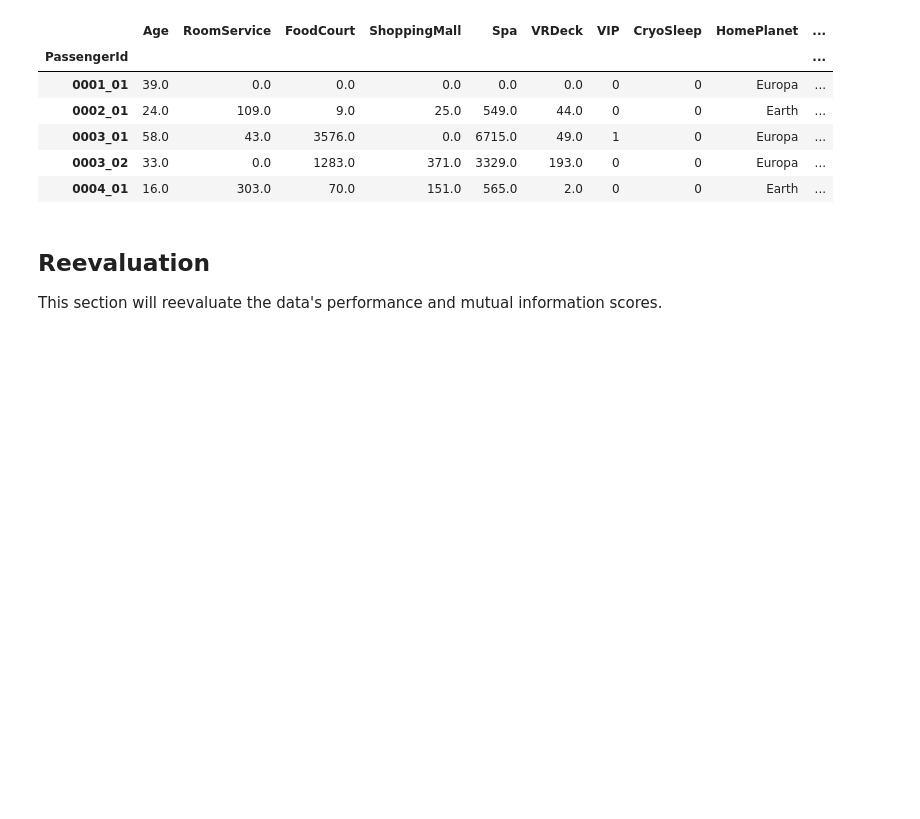
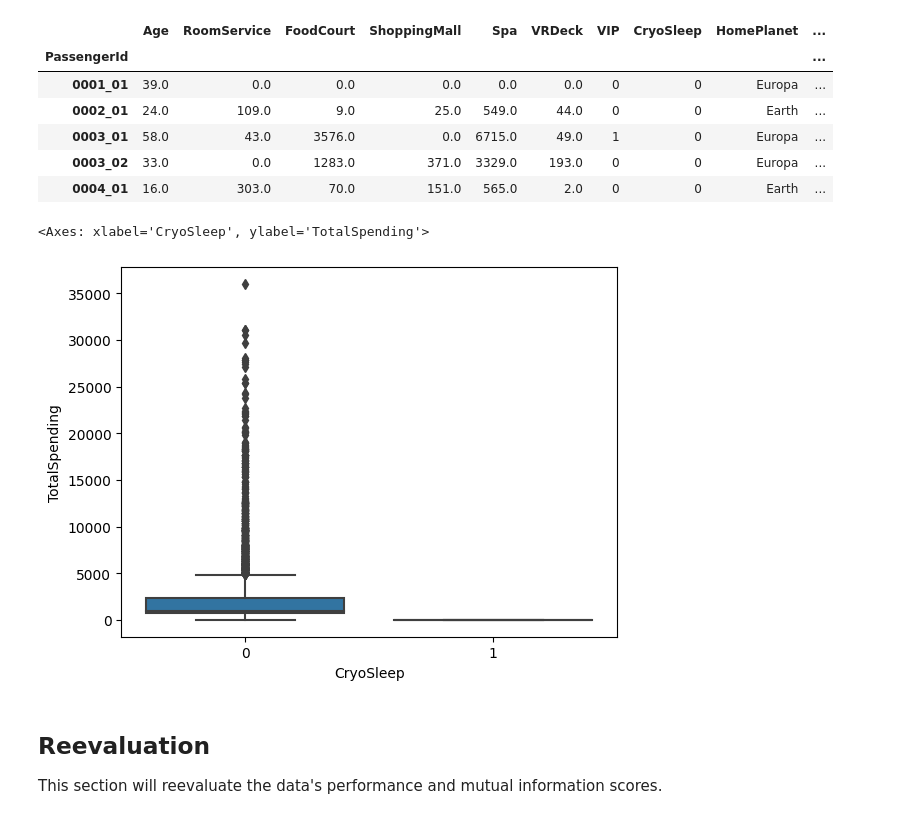
Before and after one commit to Kunritty/Spaceship-Titanic-Competition, a Jupyter notebook: spaceship-titanic-competition.ipynb, the cells around one changed output. Saved outputs shown, nothing was run; the diff lists cells and outputs as text; code cells hidden in the pictures; blank space fills up the shorter version.

```diff
--- a/spaceship-titanic-competition.ipynb
+++ b/spaceship-titanic-competition.ipynb
@@ -406,6 +406,11 @@ df_train.head()
 | 0003_01 | 58.0 | 43.0 | 3576.0 | 0.0 | 6715.0 | 49.0 | 1 | 0 | Europa | ... |
 | 0003_02 | 33.0 | 0.0 | 1283.0 | 371.0 | 3329.0 | 193.0 | 0 | 0 | Europa | ... |
 | 0004_01 | 16.0 | 303.0 | 70.0 | 151.0 | 565.0 | 2.0 | 0 | 0 | Earth | ... |
+# %%
+sns.boxplot(df_train, x="CryoSleep", y="TotalSpending")
+# %% [output]
+<Axes: xlabel='CryoSleep', ylabel='TotalSpending'>
+[figure, added]
 # %% [markdown]
 ## Reevaluation ##
 
```
Also changed, not shown: parts of 4 cells of this notebook.
